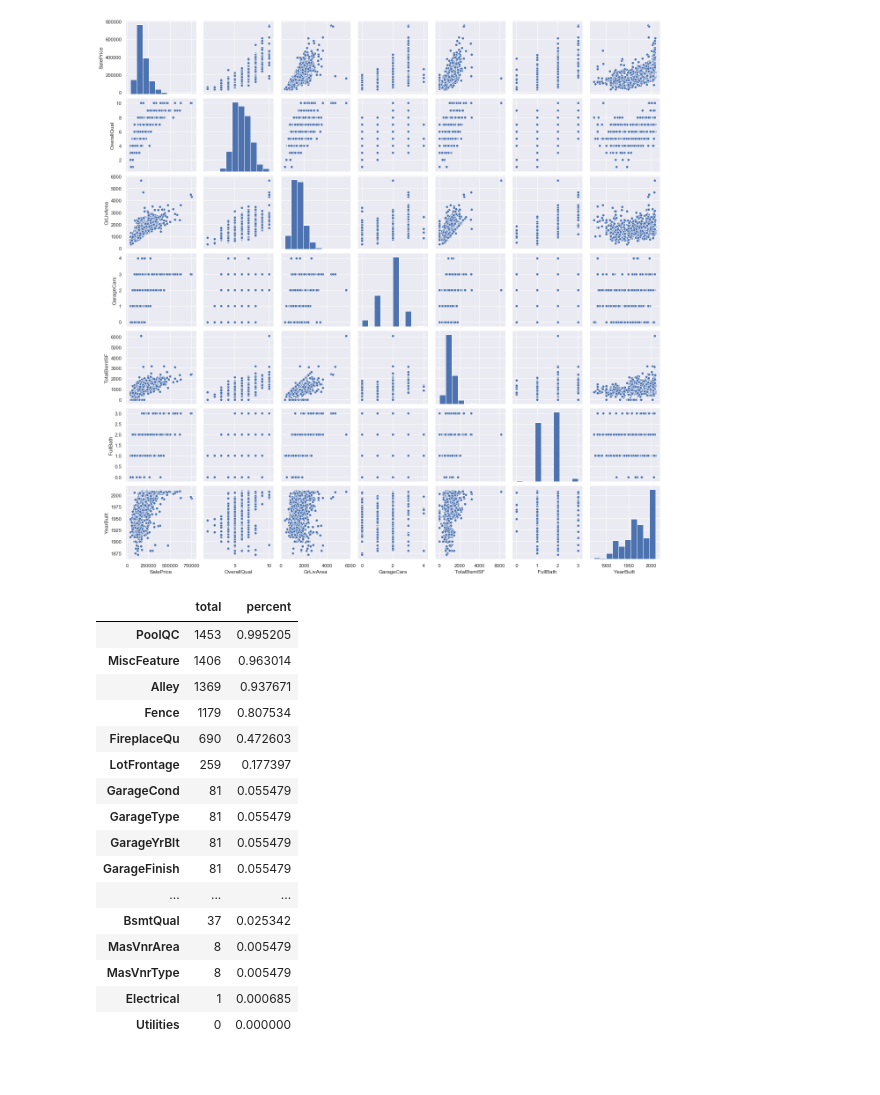
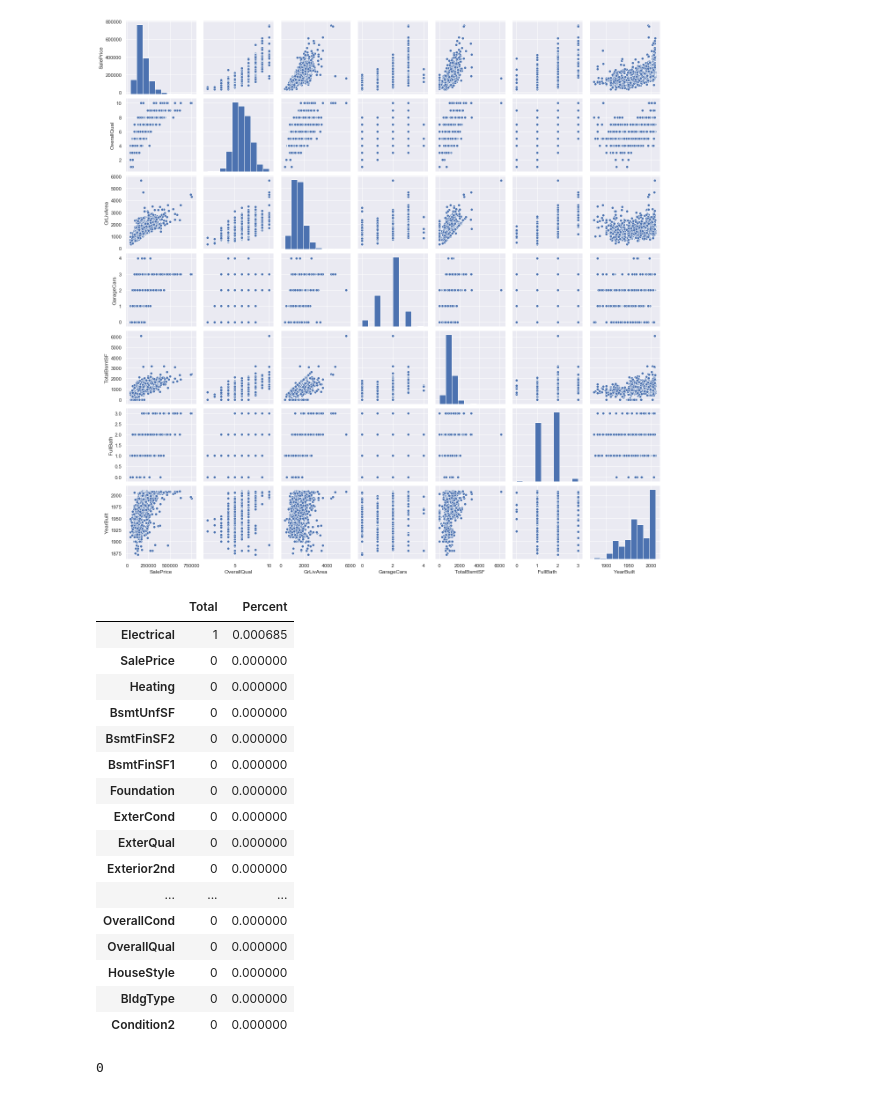
Before and after one commit to sehwan505/Kaggle-DACON, a Jupyter notebook: house-prices-advanced-regression-techniques/houseprice_study.ipynb, the cells around one changed output. Saved outputs shown, nothing was run; the diff lists cells and outputs as text; code cells hidden in the pictures.

```diff
--- a/house-prices-advanced-regression-techniques/houseprice_study.ipynb
+++ b/house-prices-advanced-regression-techniques/houseprice_study.ipynb
@@ -117,24 +117,30 @@ plt.show()
 # %%
 total = df_train.isnull().sum().sort_values(ascending=False)
 percent = (df_train.isnull().sum()/df_train.isnull().count()).sort_values(ascending=False)
 
-missing_data = pd.concat([total, percent], axis=1, keys=['total','percent'])
+missing_data = pd.concat([total, percent], axis=1, keys=['Total','Percent'])
 missing_data.head(20)
 # %% [output]
-|  | total | percent |
-| PoolQC | 1453 | 0.995205 |
-| MiscFeature | 1406 | 0.963014 |
-| Alley | 1369 | 0.937671 |
-| Fence | 1179 | 0.807534 |
-| FireplaceQu | 690 | 0.472603 |
-| LotFrontage | 259 | 0.177397 |
-| GarageCond | 81 | 0.055479 |
-| GarageType | 81 | 0.055479 |
-| GarageYrBlt | 81 | 0.055479 |
-| GarageFinish | 81 | 0.055479 |
+|  | Total | Percent |
+| Electrical | 1 | 0.000685 |
+| SalePrice | 0 | 0.000000 |
+| Heating | 0 | 0.000000 |
+| BsmtUnfSF | 0 | 0.000000 |
+| BsmtFinSF2 | 0 | 0.000000 |
+| BsmtFinSF1 | 0 | 0.000000 |
+| Foundation | 0 | 0.000000 |
+| ExterCond | 0 | 0.000000 |
+| ExterQual | 0 | 0.000000 |
+| Exterior2nd | 0 | 0.000000 |
 | ... | ... | ... |
-| BsmtQual | 37 | 0.025342 |
-| MasVnrArea | 8 | 0.005479 |
-| MasVnrType | 8 | 0.005479 |
-| Electrical | 1 | 0.000685 |
-| Utilities | 0 | 0.000000 |
+| OverallCond | 0 | 0.000000 |
+| OverallQual | 0 | 0.000000 |
+| HouseStyle | 0 | 0.000000 |
+| BldgType | 0 | 0.000000 |
+| Condition2 | 0 | 0.000000 |
+# %%
+df_train = df_train.drop((missing_data[missing_data['Total'] > 1]).index, 1)
+df_train = df_train.drop(df_train.loc[df_train['Electrical'].isnull()].index)
+df_train.isnull().sum().max()
+# %% [output]
+0
```
Also changed, not shown: parts of 27 cells of this notebook, 2 other files.
